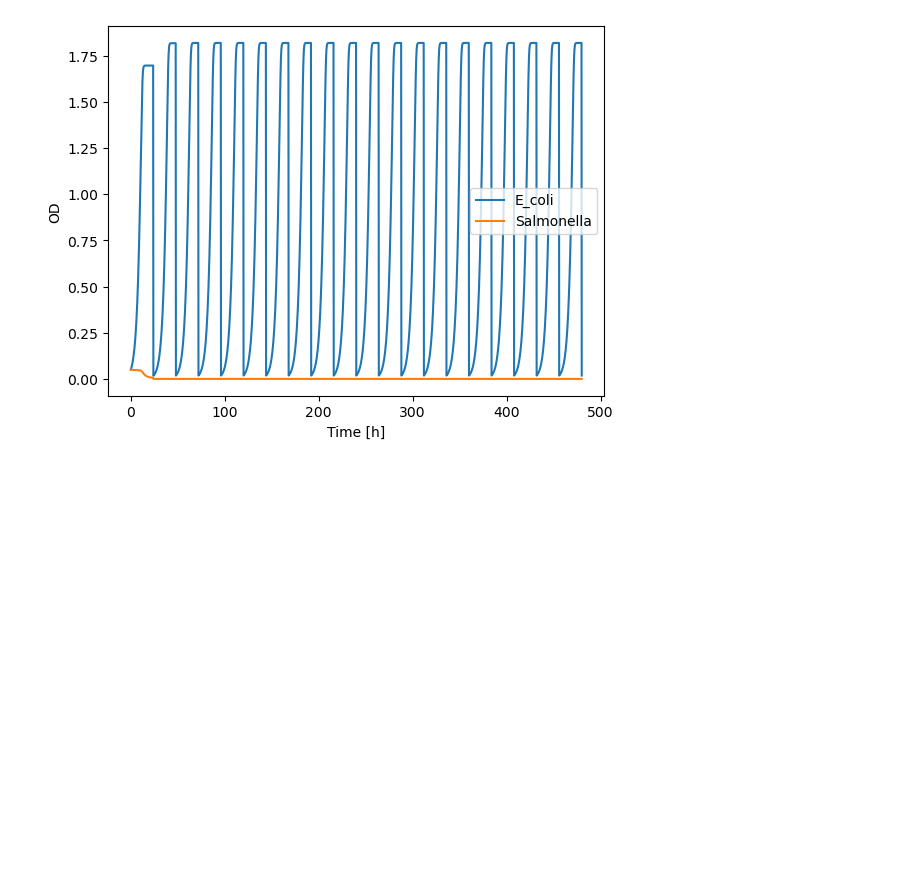
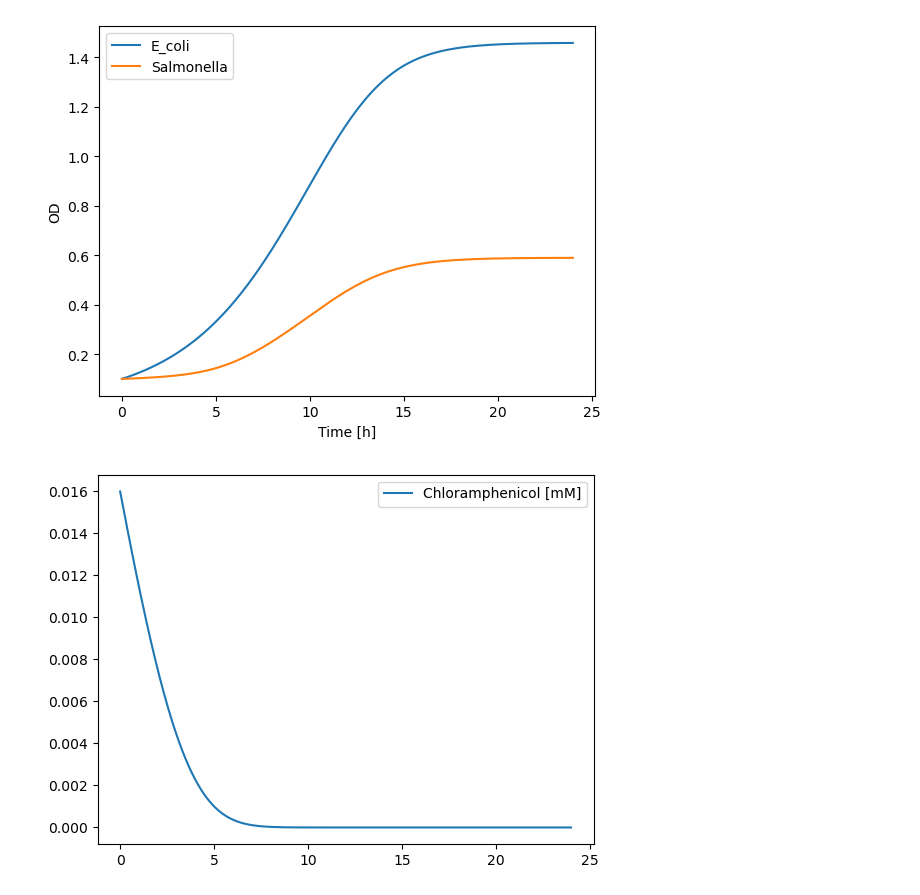
Before and after one commit to nahanoo/toxicity_kuleuven, a Jupyter notebook: overview.ipynb, the cells around one changed output. Drawn from its saved outputs; the diff is of its cells as text; code cells hidden in the pictures; blank space fills up the shorter version.

```diff
--- a/overview.ipynb
+++ b/overview.ipynb
@@ -54,7 +112,10 @@ exp.plot_N()
 # %%
 exp = Experiment()
-exp.total_transfers = 20
+exp.total_transfers = 1
+exp.dilution_factor = 1
 exp.simulate_experiment("e_protects_s")
 exp.plot_N()
+exp.plot_chloram()
 # %% [output]
-[figure, old version]
+[figure, new version]
+[figure, added]
```
Also changed, not shown: parts of 16 cells of this notebook.
